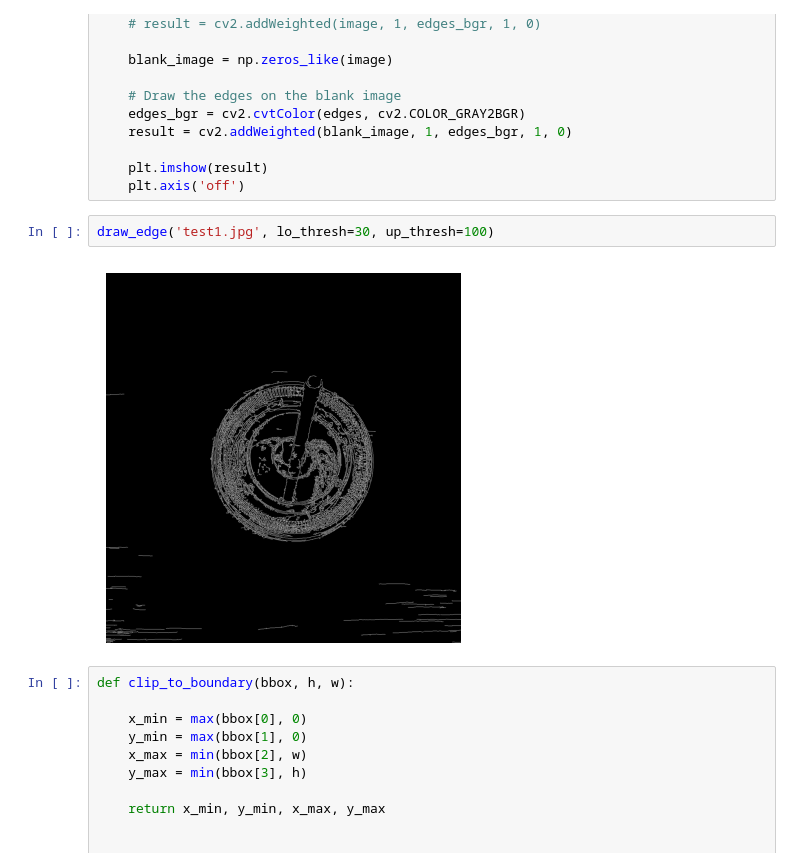
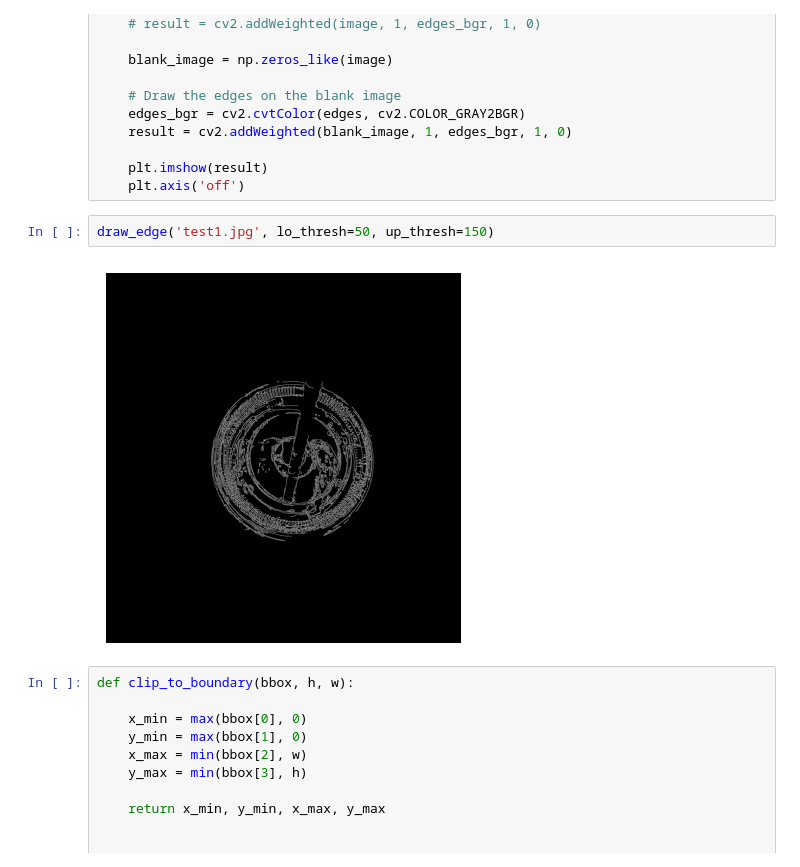
Before and after one commit to hxuaj/my-repo, a Jupyter notebook: edge_detect.ipynb, the cells around one changed output. Saved outputs shown, nothing was run; the diff lists cells and outputs as text.

```diff
--- a/edge_detect.ipynb
+++ b/edge_detect.ipynb
@@ -133,9 +137,9 @@ def draw_edge(image_path, lo_thresh=30, up_thresh=100):
     plt.imshow(result)
     plt.axis('off')
 # %%
-draw_edge('test1.jpg', lo_thresh=30, up_thresh=100)
+draw_edge('test1.jpg', lo_thresh=50, up_thresh=150)
 # %% [output]
-[figure, old version]
+[figure, new version]
 # %%
 def clip_to_boundary(bbox, h, w):
 
```
Also changed, not shown: parts of 7 cells of this notebook.
